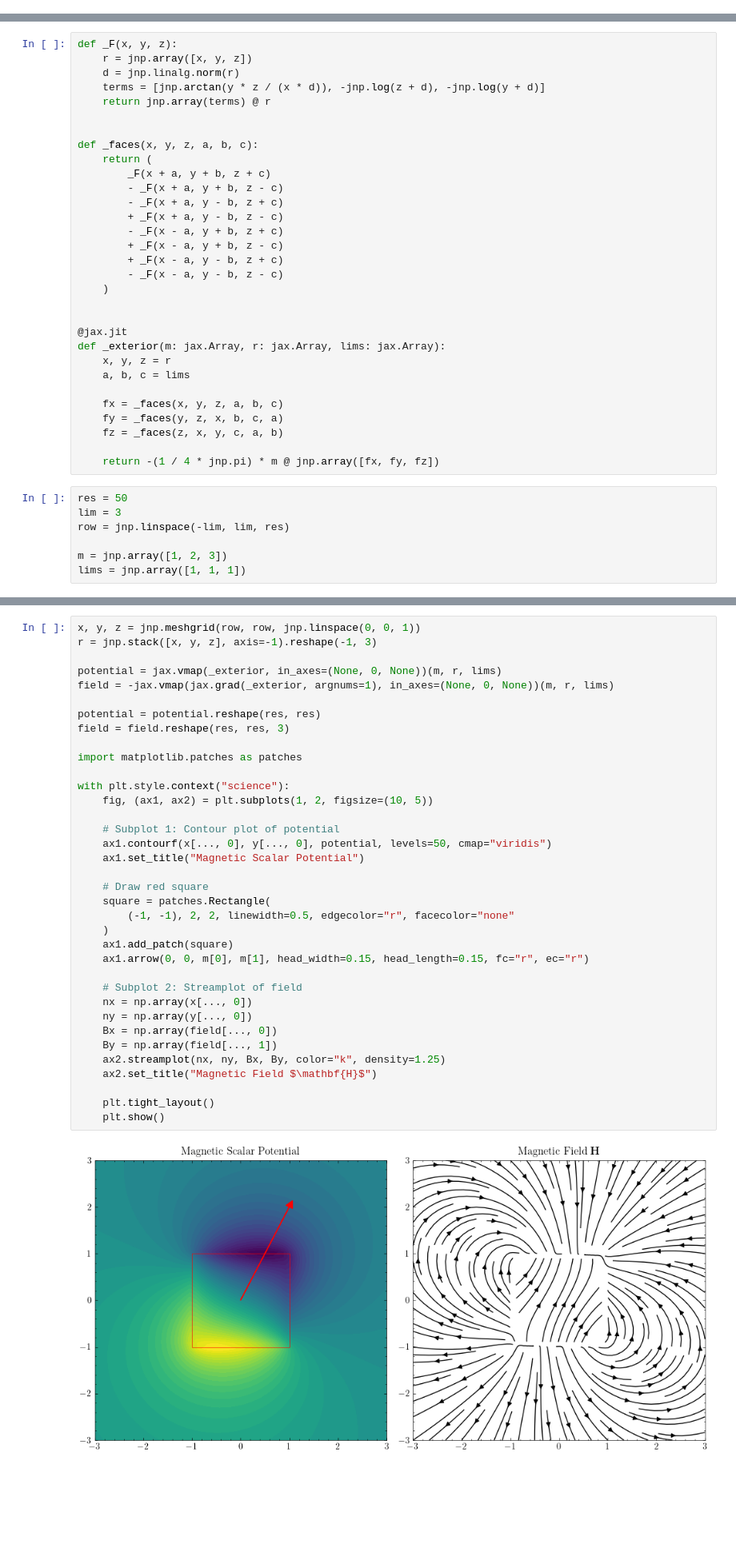
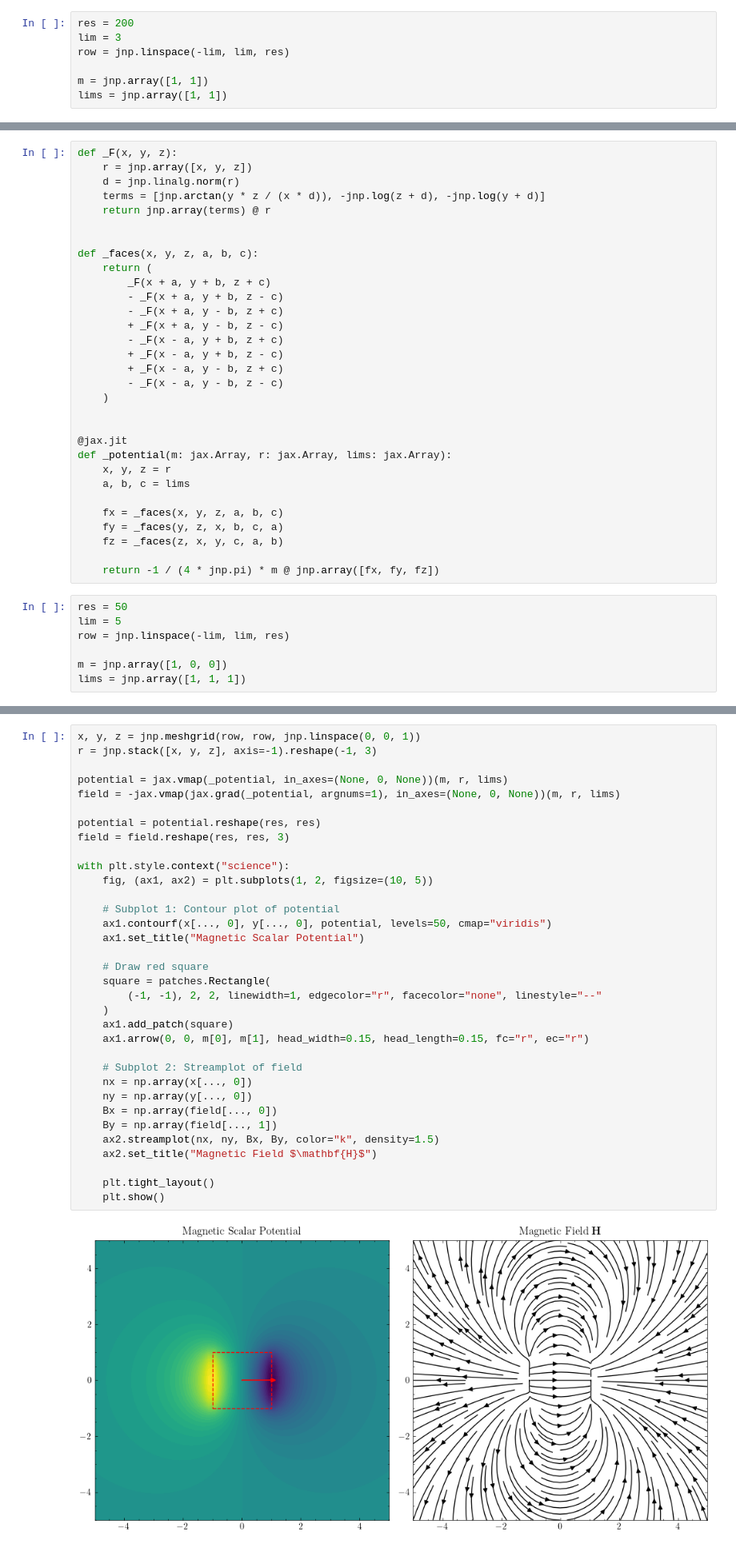
Before and after one commit to cmt-dtu-energy/hypermagnetics, a Jupyter notebook: nbs/sources.ipynb, the cells around one changed output, grey strips where cells are left out. Shown at 80% size. Cells and saved outputs as stored; diff of their text form; blank space fills up the shorter version.

```diff
--- a/nbs/sources.ipynb
+++ b/nbs/sources.ipynb
@@ -142,0 +168,7 @@ from mpl_toolkits.mplot3d import Axes3D
+# %%
+res = 200
+lim = 3
+row = jnp.linspace(-lim, lim, res)
+
+m = jnp.array([1, 1])
+lims = jnp.array([1, 1])
@@ -162,7 +232,7 @@ def _faces(x, y, z, a, b, c):
 
 
 @jax.jit
-def _exterior(m: jax.Array, r: jax.Array, lims: jax.Array):
+def _potential(m: jax.Array, r: jax.Array, lims: jax.Array):
     x, y, z = r
     a, b, c = lims
 
@@ -170,11 +240,11 @@ def _exterior(m: jax.Array, r: jax.Array, lims: jax.Array):
     fy = _faces(y, z, x, b, c, a)
     fz = _faces(z, x, y, c, a, b)
 
-    return -(1 / 4 * jnp.pi) * m @ jnp.array([fx, fy, fz])
+    return -1 / (4 * jnp.pi) * m @ jnp.array([fx, fy, fz])
 # %%
 res = 50
-lim = 3
+lim = 5
 row = jnp.linspace(-lim, lim, res)
 
-m = jnp.array([1, 2, 3])
+m = jnp.array([1, 0, 0])
 lims = jnp.array([1, 1, 1])
@@ -184,37 +252,35 @@ lims = jnp.array([1, 1, 1])
 x, y, z = jnp.meshgrid(row, row, jnp.linspace(0, 0, 1))
 r = jnp.stack([x, y, z], axis=-1).reshape(-1, 3)
 
-potential = jax.vmap(_exterior, in_axes=(None, 0, None))(m, r, lims)
-field = -jax.vmap(jax.grad(_exterior, argnums=1), in_axes=(None, 0, None))(m, r, lims)
+potential = jax.vmap(_potential, in_axes=(None, 0, None))(m, r, lims)
+field = -jax.vmap(jax.grad(_potential, argnums=1), in_axes=(None, 0, None))(m, r, lims)
 
 potential = potential.reshape(res, res)
 field = field.reshape(res, res, 3)
-
-import matplotlib.patches as patches
 
 with plt.style.context("science"):
     fig, (ax1, ax2) = plt.subplots(1, 2, figsize=(10, 5))
 
     # Subplot 1: Contour plot of potential
     ax1.contourf(x[..., 0], y[..., 0], potential, levels=50, cmap="viridis")
     ax1.set_title("Magnetic Scalar Potential")
 
     # Draw red square
     square = patches.Rectangle(
-        (-1, -1), 2, 2, linewidth=0.5, edgecolor="r", facecolor="none"
+        (-1, -1), 2, 2, linewidth=1, edgecolor="r", facecolor="none", linestyle="--"
     )
     ax1.add_patch(square)
     ax1.arrow(0, 0, m[0], m[1], head_width=0.15, head_length=0.15, fc="r", ec="r")
 
     # Subplot 2: Streamplot of field
     nx = np.array(x[..., 0])
     ny = np.array(y[..., 0])
     Bx = np.array(field[..., 0])
     By = np.array(field[..., 1])
-    ax2.streamplot(nx, ny, Bx, By, color="k", density=1.25)
+    ax2.streamplot(nx, ny, Bx, By, color="k", density=1.5)
     ax2.set_title("Magnetic Field $\mathbf{H}$")
 
     plt.tight_layout()
     plt.show()
 # %% [output]
-[figure, old version]
+[figure, new version]
```
Also changed, not shown: parts of 11 cells of this notebook, 2 other files.
